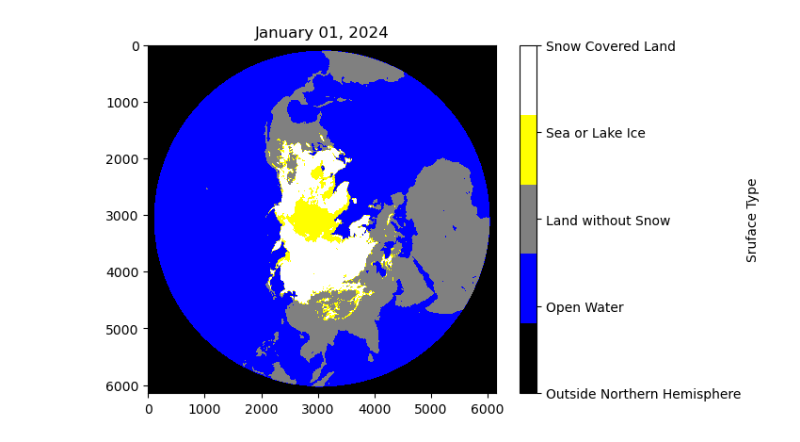
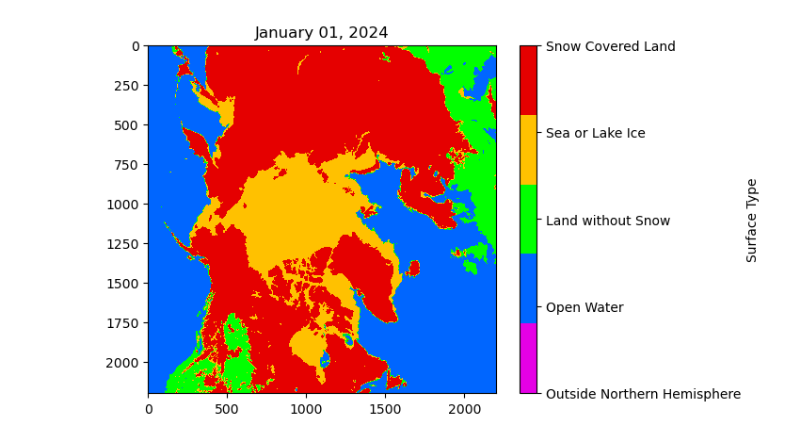
Before and after one commit to NOAA-HES-Capstone/icedyno, a Jupyter notebook: workspaces/brendon/HDF5.ipynb, the cells around one changed output. Cells and saved outputs as stored; diff of their text form; code cells hidden in the pictures.

```diff
--- a/workspaces/brendon/HDF5.ipynb
+++ b/workspaces/brendon/HDF5.ipynb
@@ -7,34 +7,46 @@ from datetime import datetime
 
 # Open the HDF file in read mode
 with h5py.File('ims2024001_4km_v1.3.nc', 'r') as file:
     # Set the date
     dataset = file['time']
     timestamp = dataset[0]
     dt_object = datetime.utcfromtimestamp(timestamp)
     formatted_date = dt_object.strftime("%B %d, %Y")
 
 
     # Image array
     dataset = file['IMS_Surface_Values']
     data = dataset[()]
+    rotated_data = np.rot90(data[0], 2)
 
     # Define a custom colormap with five colors
     """
     0 (outside Northern Hemisphere).
     1 (open water)
     2 (land without snow)
     3 (sea or lake ice)
     4 (snow covered land)
     """
-    colors = ['black', 'blue', 'gray', 'yellow', 'white']
+    colors = ['#E500E5', '#0066FF', '#01FF00', '#FFC100', '#E50000']
     cmap = ListedColormap(colors, name='custom_colormap', N=len(colors))
 
+    inner_level = 2200
+    # Select the inner portion of the rotated data
+    start_row = (rotated_data.shape[0] - inner_level) // 2
+    end_row = start_row + inner_level
+    start_col = (rotated_data.shape[1] - inner_level) // 2
+    end_col = start_col + inner_level
+    inner_data = rotated_data[start_row:end_row, start_col:end_col]
+
+    # Flip to match mapo on PolarWatch website
+    flipped_data = np.fliplr(inner_data)
+
     # Display the image using imshow with the custom colormap
-    plt.imshow(data[0], cmap=cmap, vmin=0, vmax=len(colors) - 1)
+    plt.imshow(flipped_data, cmap=cmap, vmin=0, vmax=len(colors) - 1)
     plt.title(f'{formatted_date}')
-    colorbar = plt.colorbar(ticks=np.arange(len(colors)), label='Sruface Type')
+    colorbar = plt.colorbar(ticks=np.arange(len(colors)), label='Surface Type')
     colorbar.set_ticklabels(['Outside Northern Hemisphere', 'Open Water', 'Land without Snow', 'Sea or Lake Ice', 'Snow Covered Land'])
 
     plt.show()
 # %% [output]
-[figure, old version]
+[figure, new version]
```
